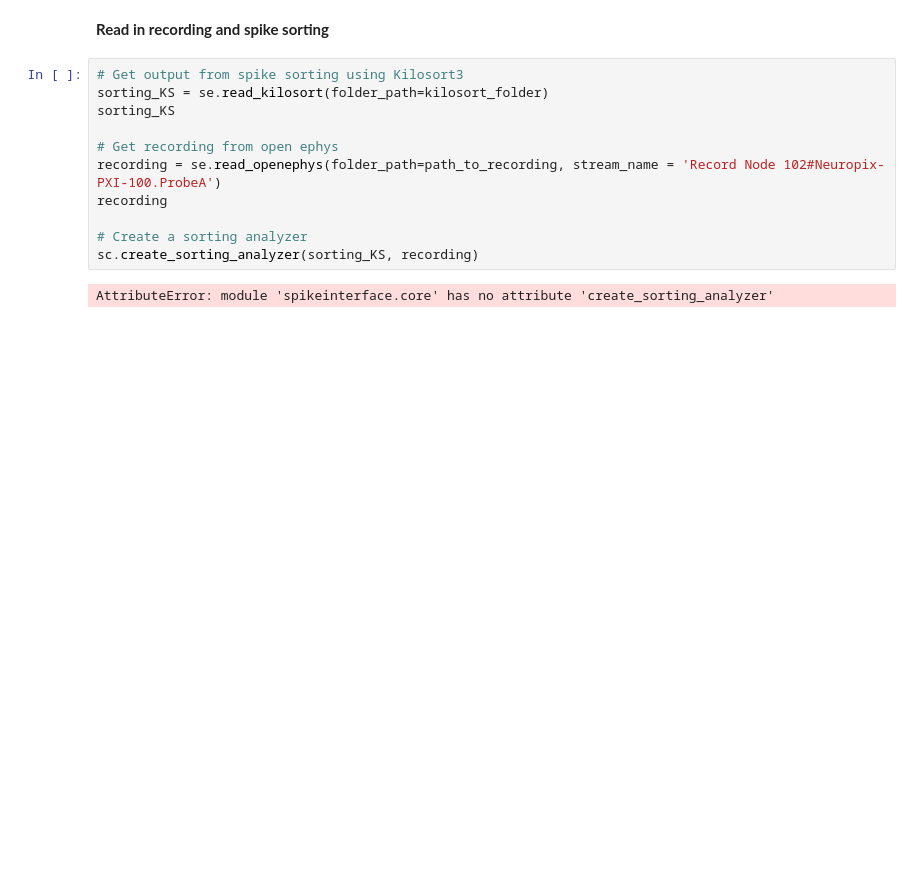
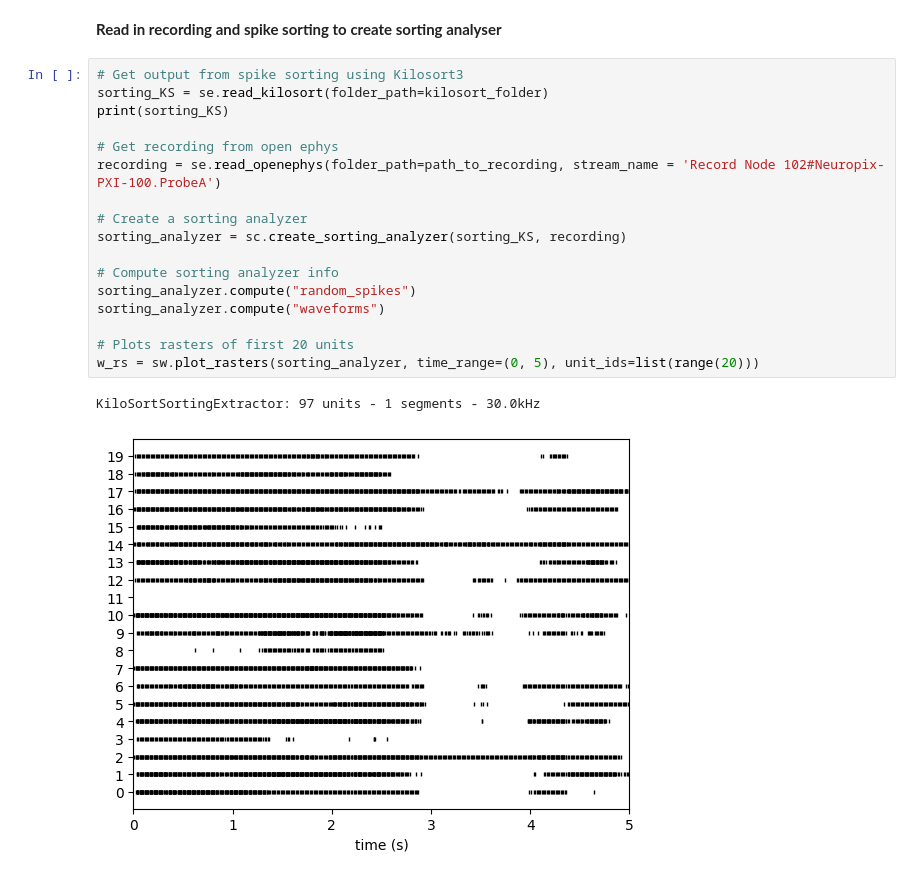
Before and after one commit to m-lockwood/sjlab, a Jupyter notebook: Python/spikeinterface/read_kilosort.ipynb, the cells around one changed output. Saved outputs shown, nothing was run; the diff lists cells and outputs as text; blank space fills up the shorter version.

```diff
--- a/Python/spikeinterface/read_kilosort.ipynb
+++ b/Python/spikeinterface/read_kilosort.ipynb
@@ -21,17 +26,24 @@ path_to_recording = r"W:\projects\FlexiVexi\behavioural_data\98\2024-04-16T10-37
 # Path to Kilosort3 output files within session folder
 kilosort_folder = os.path.join(session_folder, 'kilosort3')
 # %% [markdown]
-**Read in recording and spike sorting**
+**Read in recording and spike sorting to create sorting analyser**
 # %%
 # Get output from spike sorting using Kilosort3
 sorting_KS = se.read_kilosort(folder_path=kilosort_folder)
-sorting_KS
+print(sorting_KS)
 
 # Get recording from open ephys
 recording = se.read_openephys(folder_path=path_to_recording, stream_name = 'Record Node 102#Neuropix-PXI-100.ProbeA')
-recording
 
 # Create a sorting analyzer
-sc.create_sorting_analyzer(sorting_KS, recording)
+sorting_analyzer = sc.create_sorting_analyzer(sorting_KS, recording)
+
+# Compute sorting analyzer info
+sorting_analyzer.compute("random_spikes")
+sorting_analyzer.compute("waveforms")
+
+# Plots rasters of first 20 units
+w_rs = sw.plot_rasters(sorting_analyzer, time_range=(0, 5), unit_ids=list(range(20)))
 # %% [output]
-AttributeError: module 'spikeinterface.core' has no attribute 'create_sorting_analyzer'
+KiloSortSortingExtractor: 97 units - 1 segments - 30.0kHz
+[figure, added]
```
Also changed, not shown: parts of 10 cells of this notebook.
